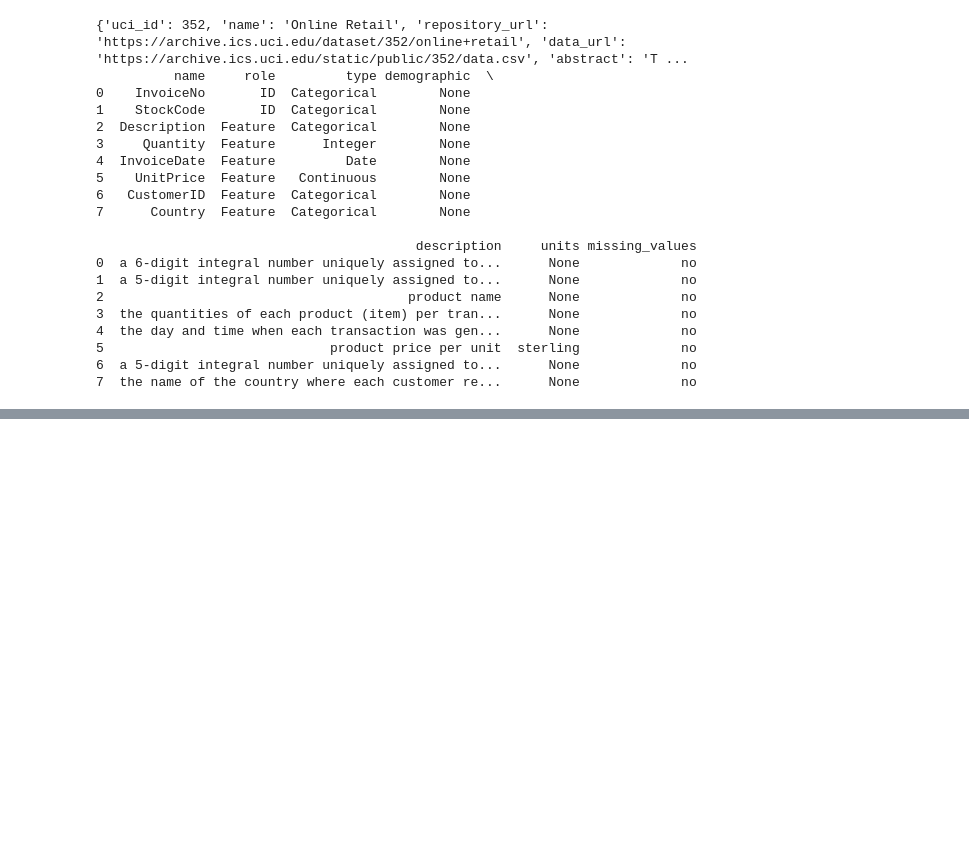
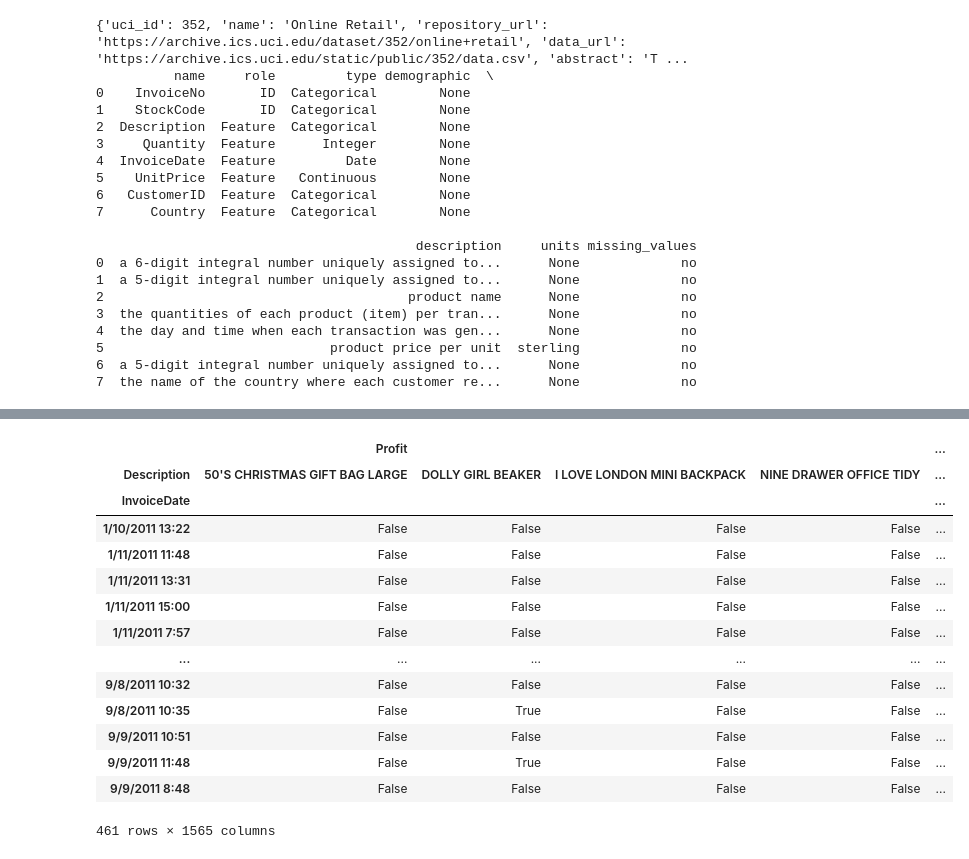
Before and after one commit to Yu5656/machine-learning_101, a Jupyter notebook: ml_13.ipynb, the cells around one changed output, grey strips where cells are left out. Drawn from its saved outputs; the diff is of its cells as text; code cells hidden in the pictures; blank space fills up the shorter version.

```diff
--- a/ml_13.ipynb
+++ b/ml_13.ipynb
@@ -55,0 +58,4 @@ X.groupby('Description').sum()
+# %%
+X = X.dropna(subset=['Description'])
+X = X.fillna(-1)
+X.isnull().sum()
@@ -55,0 +86,5 @@ X.groupby('Description').sum()
+# %%
+# Focus on "France", for instance, here
+X1 = X[X['Country'] == 'France']
+X2 = X1.drop('Country', axis=1)
+X2.shape
@@ -55,0 +128,17 @@ X.groupby('Description').sum()
+# %%
+profit = X2['Quantity'] * X2['UnitPrice']
+
+import pandas as pd
+
+X3 = pd.concat([X2, profit], axis=1)
+
+X4 = X3.drop('Quantity', axis=1).drop('UnitPrice', axis=1)
+X4.columns = ['Description', 'InvoiceDate', 'CustomerID', 'Profit']
+
+#w1 = X4.groupby('InvoiceDate', as_index=False)['Profit'].sum()
+#w1 = X4.groupby(['InvoiceDate', 'CustomerID'])['Profit'].sum(numeric_only=True)
+w1 = pd.DataFrame(X4.groupby(['InvoiceDate', 'Description'])['Profit'].sum()) # pd.DataFrame.groupbyのキーを２つ指定
+#w1 = pd.DataFrame(X4.groupby(['InvoiceDate', 'CustomerID', 'Description'])['Profit'].sum()) # (InvoiceDate, CustomerID)で受注の一意性は確保できそうだが…
+
+#w1.head(), w1.shape
+w1
@@ -55,0 +160,3 @@ X.groupby('Description').sum()
+# %%
+w2 = w1.unstack().reset_index().fillna(0).set_index('InvoiceDate')
+w2.head(), w2.shape
@@ -55,0 +181,21 @@ X.groupby('Description').sum()
+# %%
+basket_df = w2.apply(lambda x: x > 0)
+
+# 縦・横＝イベント記録（時刻、場所などの識別子）・イベント名のテーブルが必要となる
+basket_df
+# %% [output]
+|  | Profit |  |  |  | ... |
+| Description | 50'S CHRISTMAS GIFT BAG LARGE | DOLLY GIRL BEAKER | I LOVE LONDON MINI BACKPACK | NINE DRAWER OFFICE TIDY | ... |
+| InvoiceDate |  |  |  |  | ... |
+| 1/10/2011 13:22 | False | False | False | False | ... |
+| 1/11/2011 11:48 | False | False | False | False | ... |
+| 1/11/2011 13:31 | False | False | False | False | ... |
+| 1/11/2011 15:00 | False | False | False | False | ... |
+| 1/11/2011 7:57 | False | False | False | False | ... |
+| ... | ... | ... | ... | ... | ... |
+| 9/8/2011 10:32 | False | False | False | False | ... |
+| 9/8/2011 10:35 | False | True | False | False | ... |
+| 9/9/2011 10:51 | False | False | False | False | ... |
+| 9/9/2011 11:48 | False | True | False | False | ... |
+| 9/9/2011 8:48 | False | False | False | False | ... |
+461 rows × 1565 columns
```
Also changed, not shown: parts of 12 cells of this notebook.
